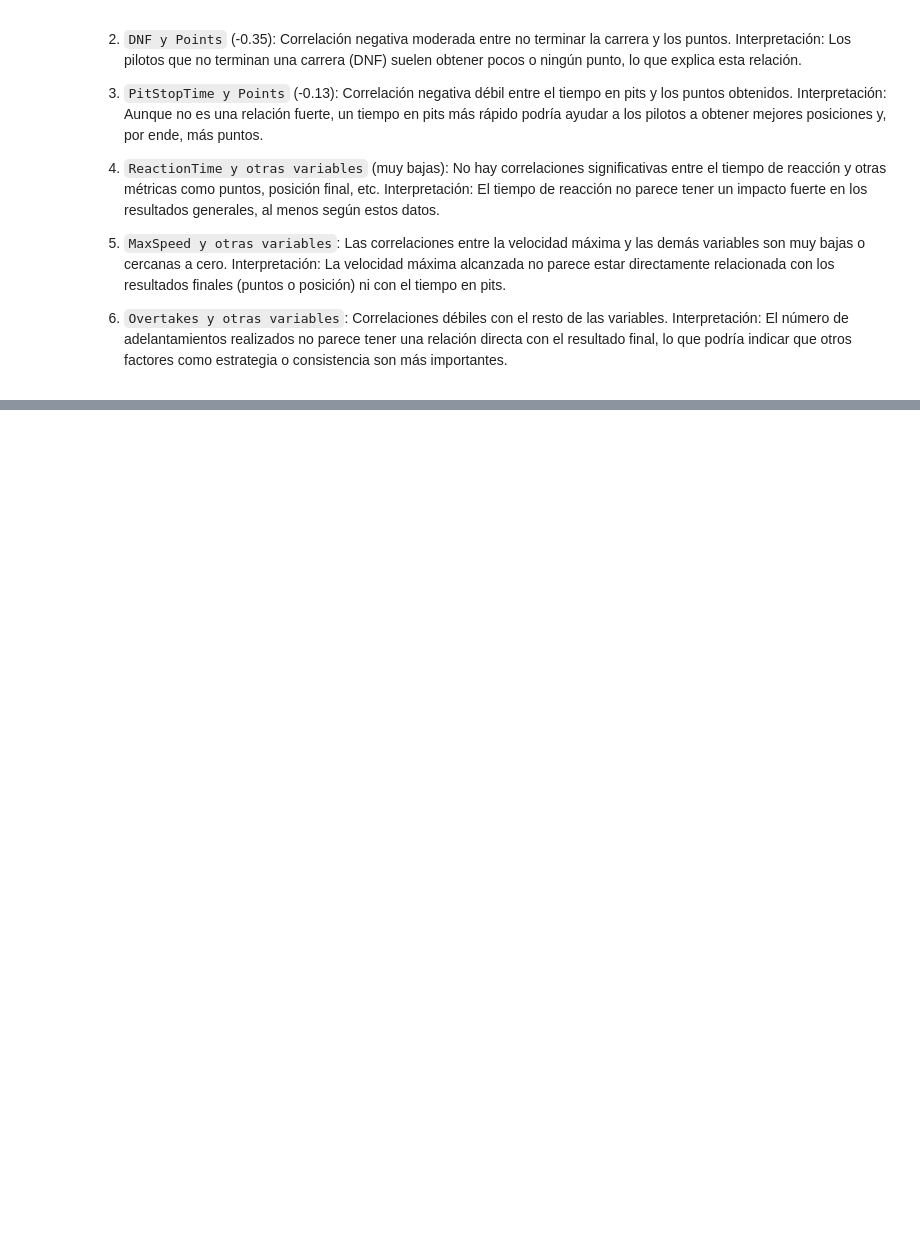
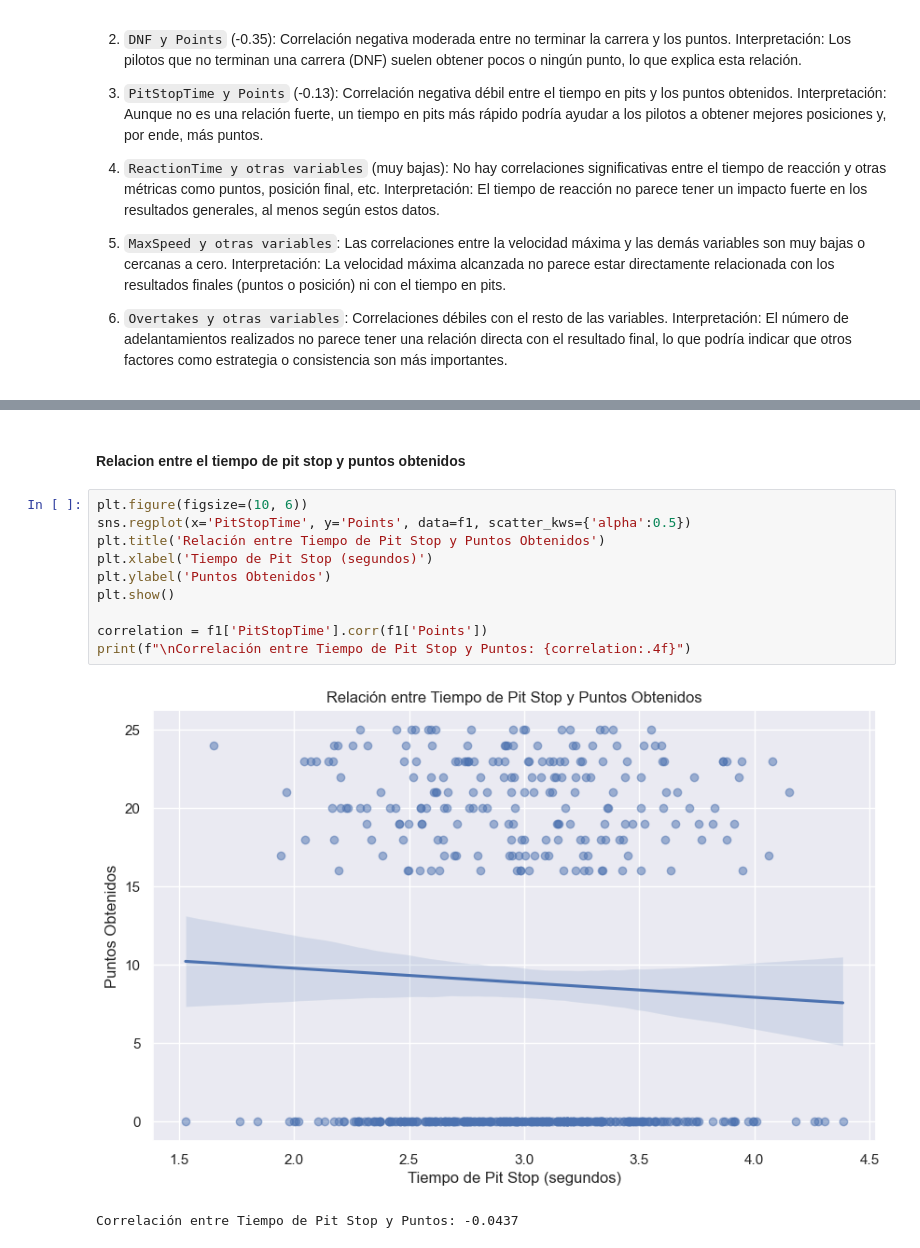
Before and after one commit to JabelResendiz/F1StatsLab, a Jupyter notebook: formula1/f1.ipynb, the cells around one changed output, grey strips where cells are left out. Cells and saved outputs as stored; diff of their text form; blank space fills up the shorter version.

```diff
--- a/formula1/f1.ipynb
+++ b/formula1/f1.ipynb
@@ -546,0 +593,15 @@ Interpretación: El número de adelantamientos realizados no parece tener una re
+# %% [markdown]
+#### Relacion entre el tiempo de pit stop y puntos obtenidos
+# %%
+plt.figure(figsize=(10, 6))
+sns.regplot(x='PitStopTime', y='Points', data=f1, scatter_kws={'alpha':0.5})
+plt.title('Relación entre Tiempo de Pit Stop y Puntos Obtenidos')
+plt.xlabel('Tiempo de Pit Stop (segundos)')
+plt.ylabel('Puntos Obtenidos')
+plt.show()
+
+correlation = f1['PitStopTime'].corr(f1['Points'])
+print(f"\nCorrelación entre Tiempo de Pit Stop y Puntos: {correlation:.4f}")
+# %% [output]
+[figure, added]
+Correlación entre Tiempo de Pit Stop y Puntos: -0.0437
```
Also changed, not shown: parts of 15 cells of this notebook, 1 other file.
